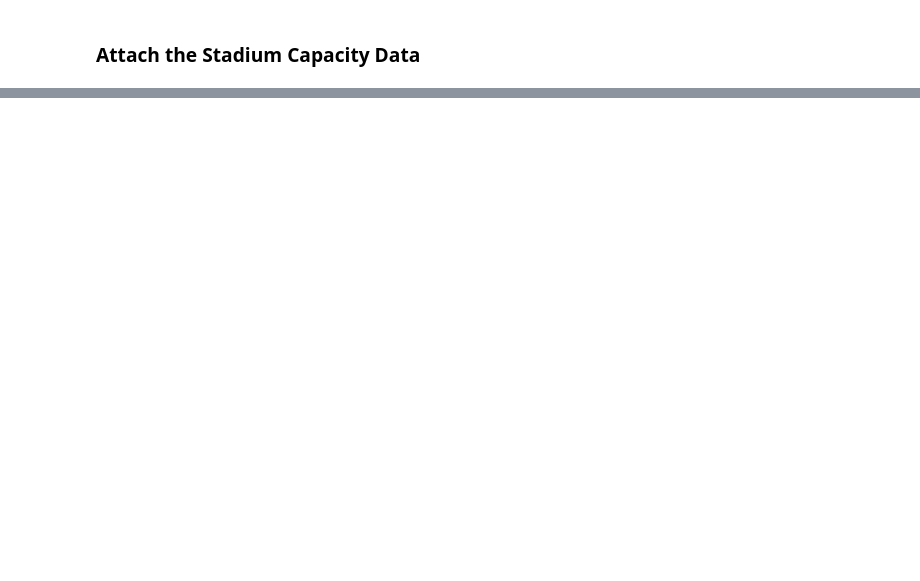
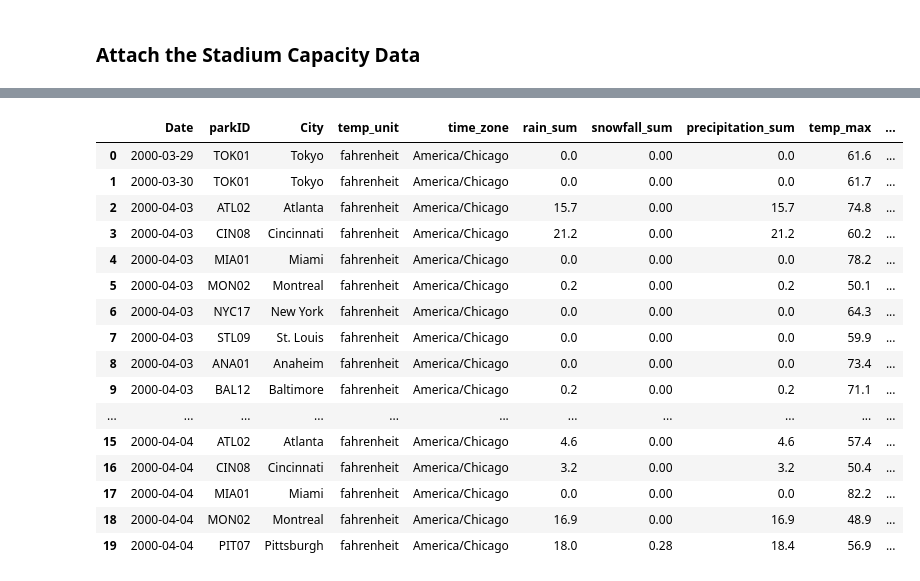
Before and after one commit to sharmajee499/MinneMUDAC2023, a Jupyter notebook: coding_03_08.ipynb, the cells around one changed output, grey strips where cells are left out. Cells and saved outputs as stored; diff of their text form; code cells hidden in the pictures; blank space fills up the shorter version.

```diff
--- a/coding_03_08.ipynb
+++ b/coding_03_08.ipynb
@@ -270,0 +630,20 @@ df_gameLogStatCleanBallParkCap = pd.merge(df_gameLogStatClean, df_ballParkCapaci
+# %%
+pd.DataFrame(temp_dict)
+# %% [output]
+|  | Date | parkID | City | temp_unit | time_zone | rain_sum | snowfall_sum | precipitation_sum | temp_max | ... |
+| 0 | 2000-03-29 | TOK01 | Tokyo | fahrenheit | America/Chicago | 0.0 | 0.00 | 0.0 | 61.6 | ... |
+| 1 | 2000-03-30 | TOK01 | Tokyo | fahrenheit | America/Chicago | 0.0 | 0.00 | 0.0 | 61.7 | ... |
+| 2 | 2000-04-03 | ATL02 | Atlanta | fahrenheit | America/Chicago | 15.7 | 0.00 | 15.7 | 74.8 | ... |
+| 3 | 2000-04-03 | CIN08 | Cincinnati | fahrenheit | America/Chicago | 21.2 | 0.00 | 21.2 | 60.2 | ... |
+| 4 | 2000-04-03 | MIA01 | Miami | fahrenheit | America/Chicago | 0.0 | 0.00 | 0.0 | 78.2 | ... |
+| 5 | 2000-04-03 | MON02 | Montreal | fahrenheit | America/Chicago | 0.2 | 0.00 | 0.2 | 50.1 | ... |
+| 6 | 2000-04-03 | NYC17 | New York | fahrenheit | America/Chicago | 0.0 | 0.00 | 0.0 | 64.3 | ... |
+| 7 | 2000-04-03 | STL09 | St. Louis | fahrenheit | America/Chicago | 0.0 | 0.00 | 0.0 | 59.9 | ... |
+| 8 | 2000-04-03 | ANA01 | Anaheim | fahrenheit | America/Chicago | 0.0 | 0.00 | 0.0 | 73.4 | ... |
+| 9 | 2000-04-03 | BAL12 | Baltimore | fahrenheit | America/Chicago | 0.2 | 0.00 | 0.2 | 71.1 | ... |
+| ... | ... | ... | ... | ... | ... | ... | ... | ... | ... | ... |
+| 15 | 2000-04-04 | ATL02 | Atlanta | fahrenheit | America/Chicago | 4.6 | 0.00 | 4.6 | 57.4 | ... |
+| 16 | 2000-04-04 | CIN08 | Cincinnati | fahrenheit | America/Chicago | 3.2 | 0.00 | 3.2 | 50.4 | ... |
+| 17 | 2000-04-04 | MIA01 | Miami | fahrenheit | America/Chicago | 0.0 | 0.00 | 0.0 | 82.2 | ... |
+| 18 | 2000-04-04 | MON02 | Montreal | fahrenheit | America/Chicago | 16.9 | 0.00 | 16.9 | 48.9 | ... |
+| 19 | 2000-04-04 | PIT07 | Pittsburgh | fahrenheit | America/Chicago | 18.0 | 0.28 | 18.4 | 56.9 | ... |
```
Also changed, not shown: parts of 15 cells of this notebook.
